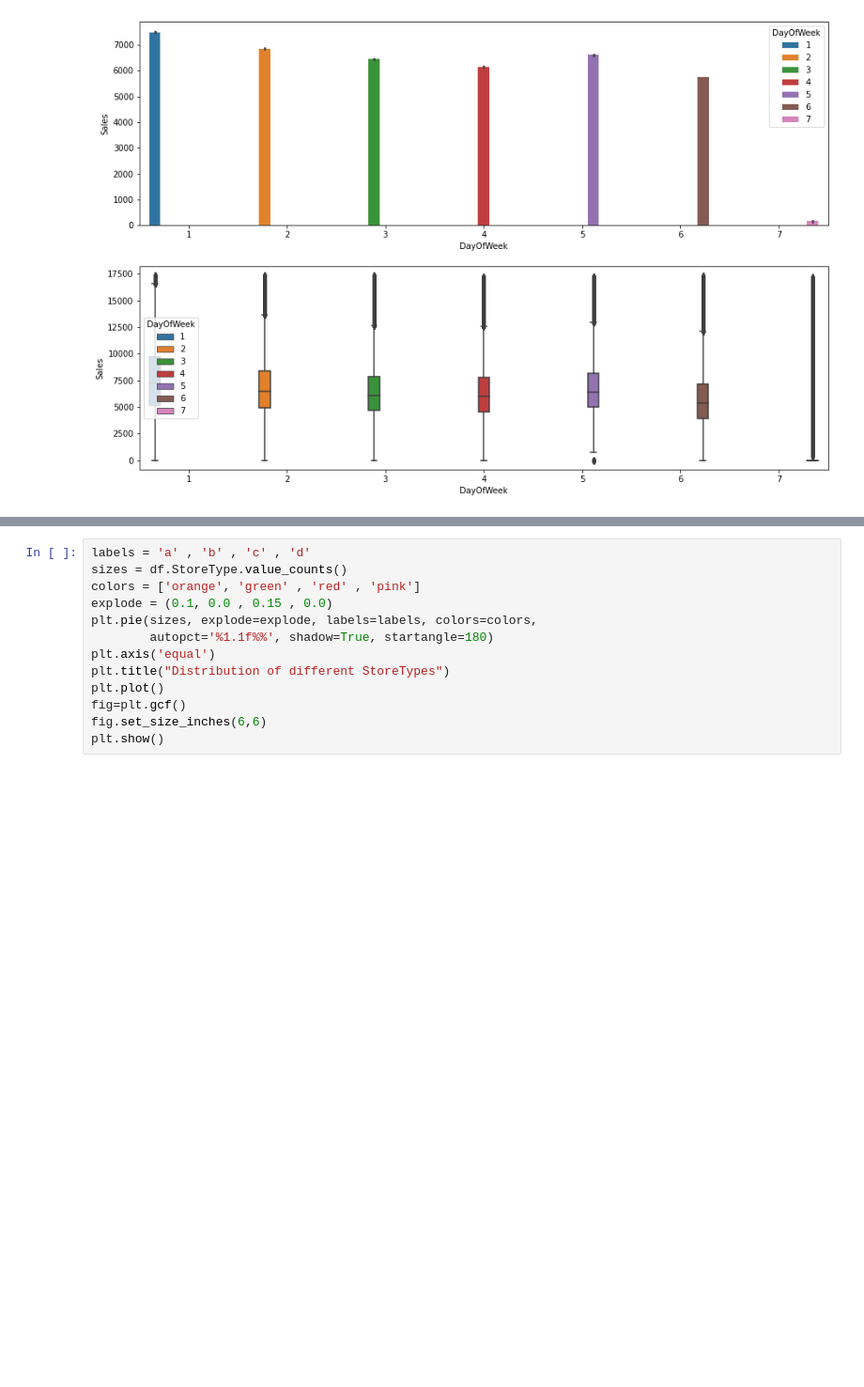
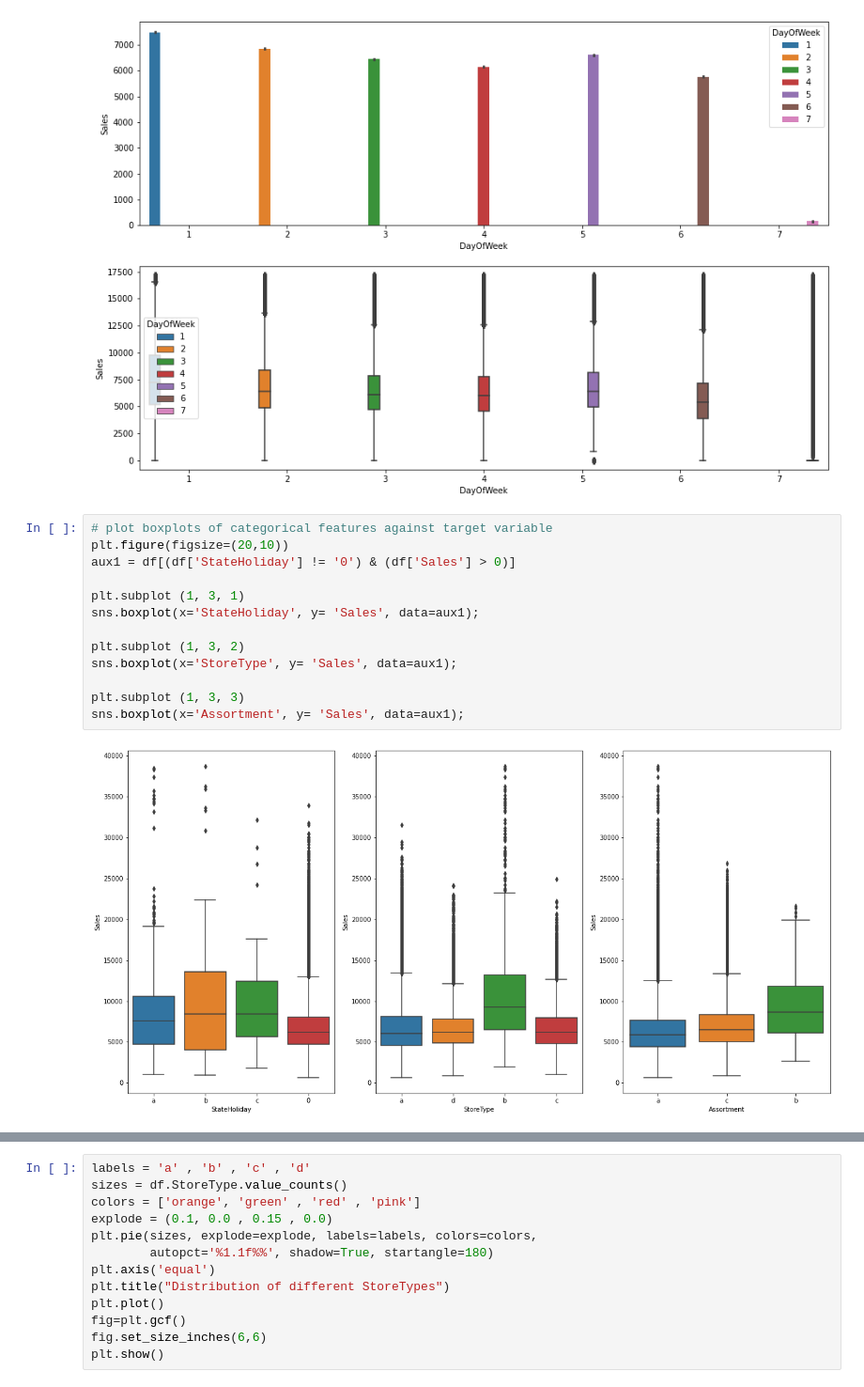
Before and after one commit to AnkitPatel745/Retail-Sales-Prediction-Capstone_Project, a Jupyter notebook: Rossmann_Sales_Prediction_Capstone_Project(ML_Regression).ipynb, the cells around one changed output, grey strips where cells are left out. Shown at 94% size. Drawn from its saved outputs; the diff is of its cells as text; blank space fills up the shorter version.

```diff
--- a/Rossmann_Sales_Prediction_Capstone_Project(ML_Regression).ipynb
+++ b/Rossmann_Sales_Prediction_Capstone_Project(ML_Regression).ipynb
@@ -457,3 +646,18 @@ def plotter(StringA , StringB):
 plotter("DayOfWeek" , "Sales")
 # %% [output]
 [figure]
+# %%
+# plot boxplots of categorical features against target variable
+plt.figure(figsize=(20,10))
+aux1 = df[(df['StateHoliday'] != '0') & (df['Sales'] > 0)]
+
+plt.subplot (1, 3, 1)
+sns.boxplot(x='StateHoliday', y= 'Sales', data=aux1);
+
+plt.subplot (1, 3, 2)
+sns.boxplot(x='StoreType', y= 'Sales', data=aux1);
+
+plt.subplot (1, 3, 3)
+sns.boxplot(x='Assortment', y= 'Sales', data=aux1);
+# %% [output]
+[figure, added]
```
Also changed, not shown: parts of 39 cells of this notebook.
